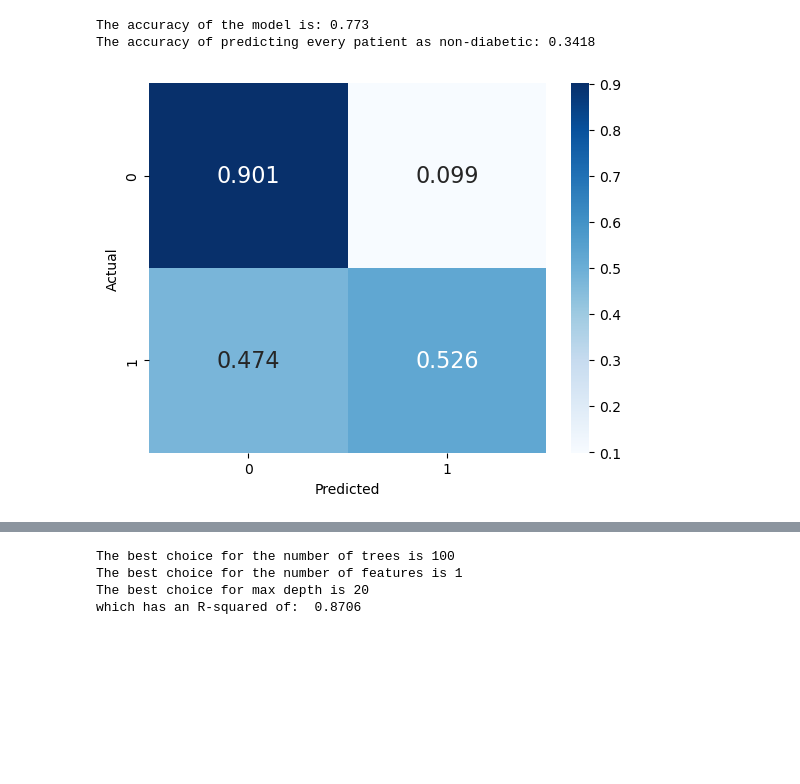
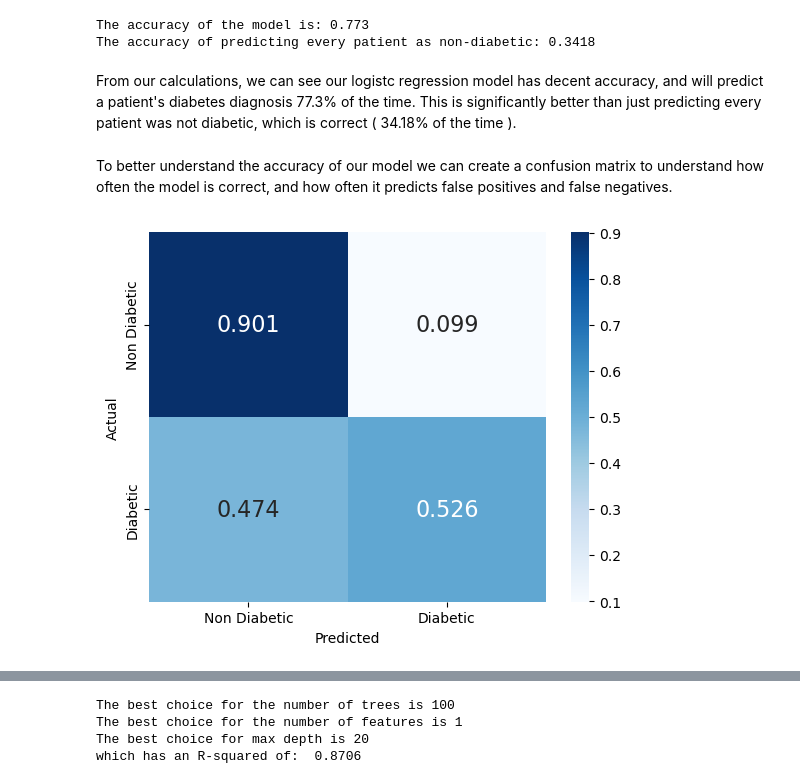
Before and after one commit to estasko/data_science_pinnacle, a Jupyter notebook: main.ipynb, the cells around one changed output, grey strips where cells are left out. Saved outputs shown, nothing was run; the diff lists cells and outputs as text; code cells hidden in the pictures; blank space fills up the shorter version.

```diff
--- a/main.ipynb
+++ b/main.ipynb
@@ -410,10 +412,13 @@ x_train
 # %%
+#Create and fit a logistic regression model
 log_reg = (
-    lm.LogisticRegression(penalty = None, solver = 'lbfgs', max_iter = 1000)
-    .fit(X = x_train, y = y_train)
+    lm.LogisticRegression(penalty = None,  #no regularization
+                          solver = 'lbfgs',
+                          max_iter = 1000)
+    .fit(X = x_train, y = y_train)         #fit the model to training data
 )
 # Displaying the model estimates
-pd.DataFrame({
+log_df = pd.DataFrame({
     'term': ['intercept'] + x_train.columns.tolist(),
     'estimate': np.concatenate((log_reg.intercept_, log_reg.coef_.flatten()), axis = 0).round(3)
 })
@@ -439,21 +456,28 @@ print(f'The accuracy of predicting every patient as non-diabetic: {np.mean(y_tes
 # %% [output]
 The accuracy of the model is: 0.773
 The accuracy of predicting every patient as non-diabetic: 0.3418
+# %% [markdown]
+From our calculations, we can see our logistc regression model has decent accuracy, and will predict a patient's diabetes diagnosis 77.3% of the time. This is significantly better than just predicting every patient was not diabetic, which is correct ( 34.18% of the time ).
+# %% [markdown]
+To better understand the accuracy of our model we can create a confusion matrix to understand how often the model is correct, and how often it predicts false positives and false negatives.
 # %%
 # Create a confusion matrix with the percent accurately predicted
 logistic_regression_confusion_matrix = confusion_matrix(
     y_true = y_test,
     y_pred = log_reg_predict,
     normalize = 'true'
 )
+
+# Display the confusion matrix
+sns.heatmap(logistic_regression_confusion_matrix,
+           annot = True,
+           fmt = '.3f',
+           cmap = 'Blues',
+           annot_kws = {'size': 16},
+           xticklabels = ['Non Diabetic','Diabetic'],
+           yticklabels = ['Non Diabetic','Diabetic'])
+
+plt.xlabel("Predicted")
+plt.ylabel("Actual");
+# %% [output]
+[figure, added]
-# %%
-# Display the confusion matrix
-sns.heatmap(logistic_regression_confusion_matrix,
-           annot = True,
-           fmt = '.3f',
-           cmap = 'Blues',
-           annot_kws = {'size': 16})
-plt.xlabel("Predicted")
-plt.ylabel("Actual");
-# %% [output]
-[figure, removed]
```
Also changed, not shown: parts of 43 cells of this notebook.
